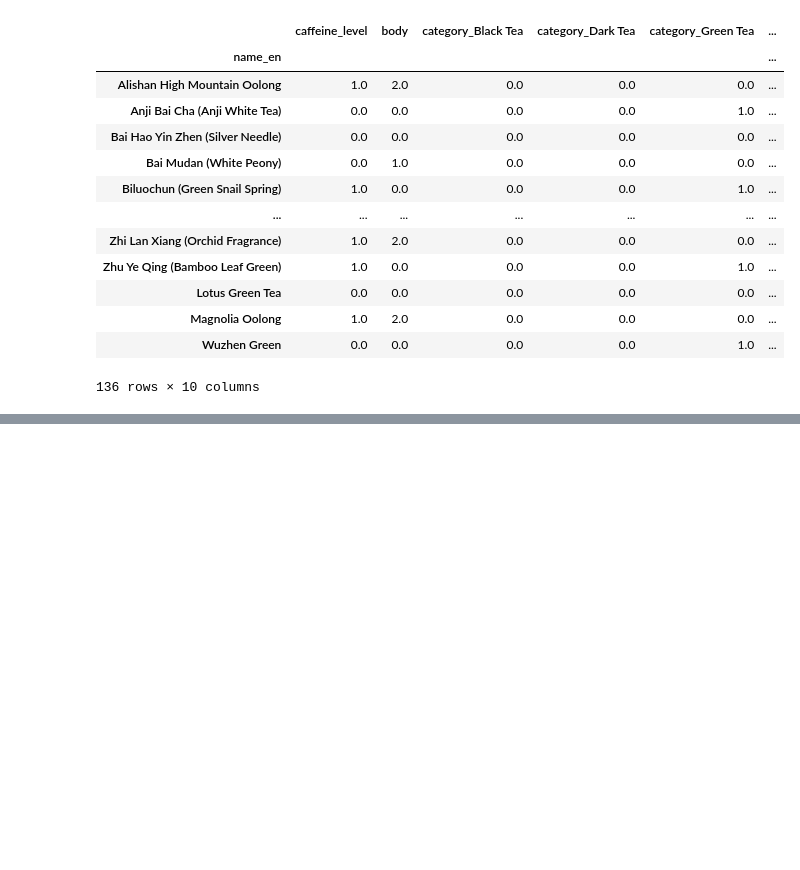
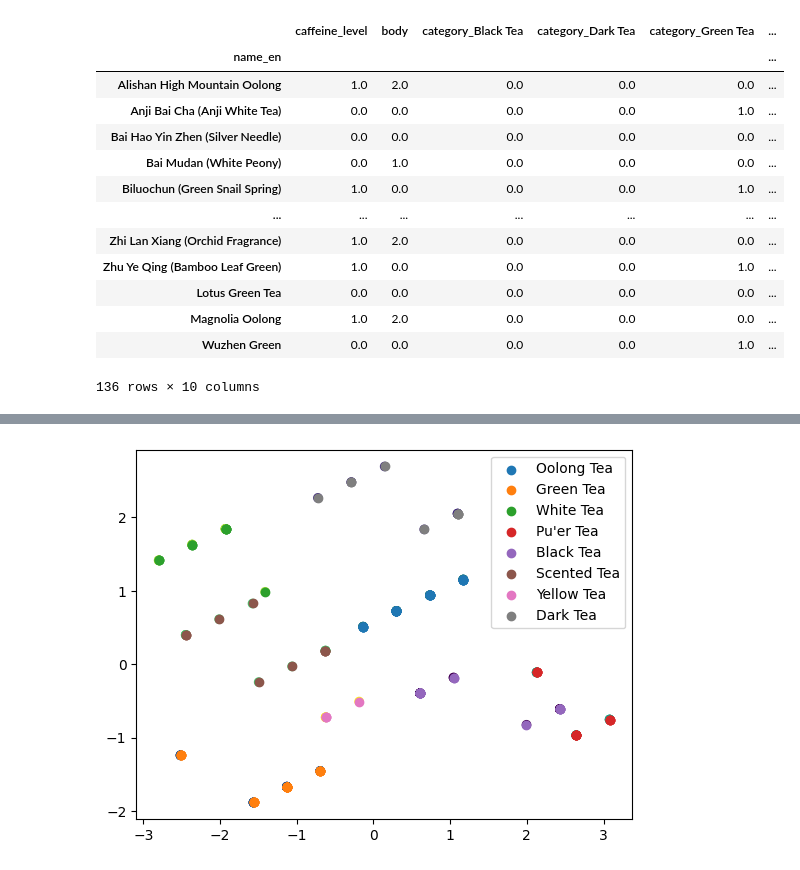
Before and after one commit to kanonyonezu/tea-app, a Jupyter notebook: teadata.ipynb, the cells around one changed output, grey strips where cells are left out. Saved outputs shown, nothing was run; the diff lists cells and outputs as text; code cells hidden in the pictures; blank space fills up the shorter version.

```diff
--- a/teadata.ipynb
+++ b/teadata.ipynb
@@ -181,0 +237,13 @@ df_pca
+# %%
+le = LabelEncoder()
+category_colors = le.fit_transform(df["category"])
+
+plt.scatter(X_pca[:, 0], X_pca[:, 1], c=category_colors)
+for cat in df["category"].unique():
+    mask = df["category"] == cat
+    plt.scatter(X_pca[mask, 0], X_pca[mask, 1], label=cat)
+
+plt.legend()
+plt.show()
+# %% [output]
+[figure, added]
```
Also changed, not shown: parts of 23 cells of this notebook.
